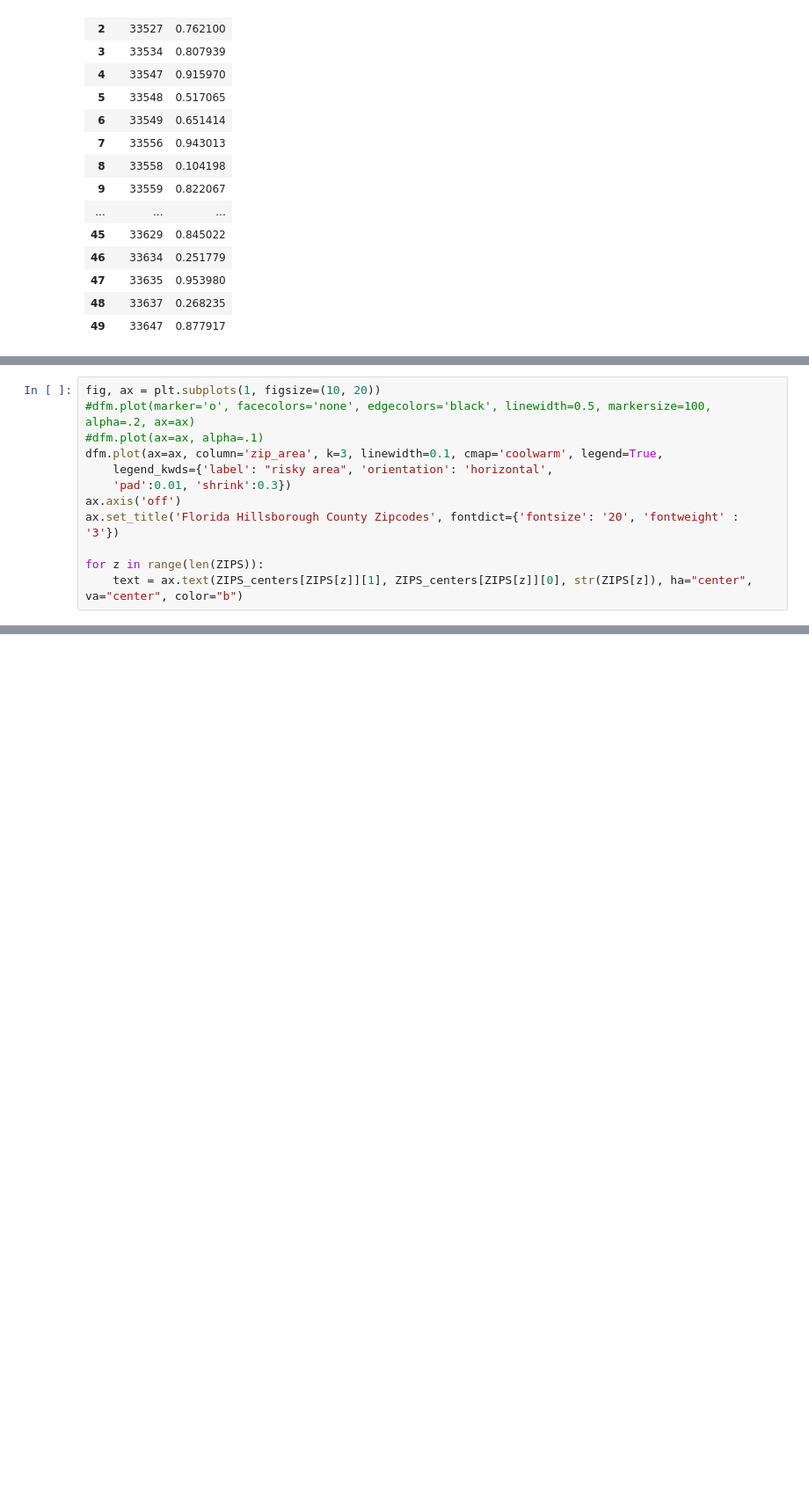
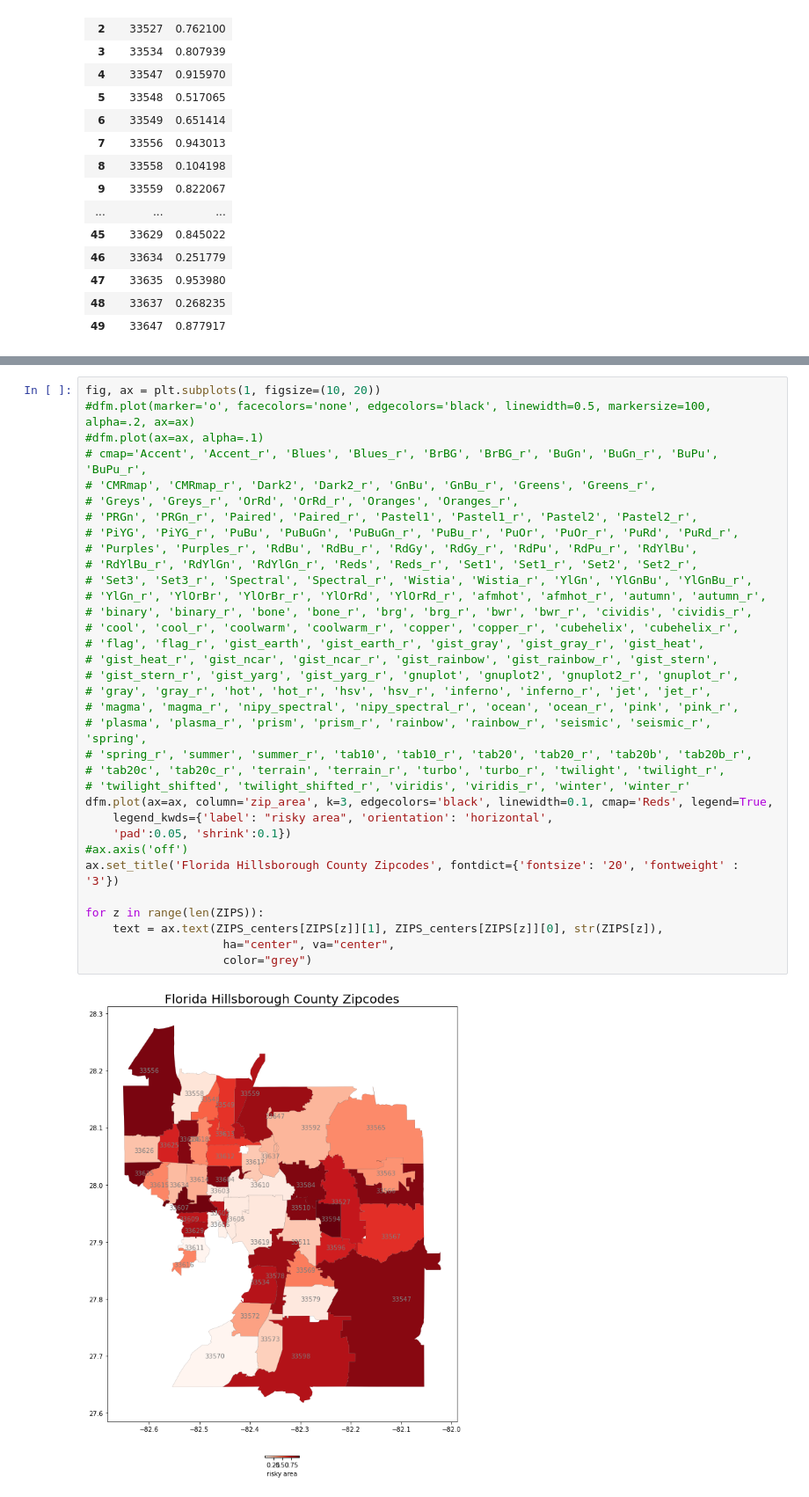
Before and after one commit to EdwinMichaelLab/ABM-dashboard, a Jupyter notebook: florida-zipcodes.ipynb, the cells around one changed output, grey strips where cells are left out. Shown at 88% size. Drawn from its saved outputs; the diff is of its cells as text; blank space fills up the shorter version.

Commit message:
cmap options

```diff
--- a/florida-zipcodes.ipynb
+++ b/florida-zipcodes.ipynb
@@ -157,15 +164,3 @@ dfm
 | 47 | 33606 | 8600000US33606 | 33606 | 33606 | Z5 | 8485914 | 2222306 | POLYGON ((-82.48508 27.95064, -82... | 336xx | FL | ... |
 | 48 | 33607 | 8600000US33607 | 33607 | 33607 | Z5 | 24029172 | 1688095 | MULTIPOLYGON (((-82.55540 27.9670... | 336xx | FL | ... |
 | 49 | 33626 | 8600000US33626 | 33626 | 33626 | Z5 | 31779023 | 2354561 | POLYGON ((-82.64906 28.08600, -82... | 336xx | FL | ... |
-# %%
-fig, ax = plt.subplots(1, figsize=(10, 20))
-#dfm.plot(marker='o', facecolors='none', edgecolors='black', linewidth=0.5, markersize=100, alpha=.2, ax=ax)
-#dfm.plot(ax=ax, alpha=.1)
-dfm.plot(ax=ax, column='zip_area', k=3, linewidth=0.1, cmap='coolwarm', legend=True,
-    legend_kwds={'label': "risky area", 'orientation': 'horizontal',
-    'pad':0.01, 'shrink':0.3})
-ax.axis('off')
-ax.set_title('Florida Hillsborough County Zipcodes', fontdict={'fontsize': '20', 'fontweight' : '3'})
-
-for z in range(len(ZIPS)):
-    text = ax.text(ZIPS_centers[ZIPS[z]][1], ZIPS_centers[ZIPS[z]][0], str(ZIPS[z]), ha="center", va="center", color="b")
@@ -173,0 +167,36 @@ for z in range(len(ZIPS)):
+# %%
+fig, ax = plt.subplots(1, figsize=(10, 20))
+#dfm.plot(marker='o', facecolors='none', edgecolors='black', linewidth=0.5, markersize=100, alpha=.2, ax=ax)
+#dfm.plot(ax=ax, alpha=.1)
+# cmap='Accent', 'Accent_r', 'Blues', 'Blues_r', 'BrBG', 'BrBG_r', 'BuGn', 'BuGn_r', 'BuPu', 'BuPu_r',
+# 'CMRmap', 'CMRmap_r', 'Dark2', 'Dark2_r', 'GnBu', 'GnBu_r', 'Greens', 'Greens_r',
+# 'Greys', 'Greys_r', 'OrRd', 'OrRd_r', 'Oranges', 'Oranges_r',
+# 'PRGn', 'PRGn_r', 'Paired', 'Paired_r', 'Pastel1', 'Pastel1_r', 'Pastel2', 'Pastel2_r',
+# 'PiYG', 'PiYG_r', 'PuBu', 'PuBuGn', 'PuBuGn_r', 'PuBu_r', 'PuOr', 'PuOr_r', 'PuRd', 'PuRd_r',
+# 'Purples', 'Purples_r', 'RdBu', 'RdBu_r', 'RdGy', 'RdGy_r', 'RdPu', 'RdPu_r', 'RdYlBu',
+# 'RdYlBu_r', 'RdYlGn', 'RdYlGn_r', 'Reds', 'Reds_r', 'Set1', 'Set1_r', 'Set2', 'Set2_r',
+# 'Set3', 'Set3_r', 'Spectral', 'Spectral_r', 'Wistia', 'Wistia_r', 'YlGn', 'YlGnBu', 'YlGnBu_r',
+# 'YlGn_r', 'YlOrBr', 'YlOrBr_r', 'YlOrRd', 'YlOrRd_r', 'afmhot', 'afmhot_r', 'autumn', 'autumn_r',
+# 'binary', 'binary_r', 'bone', 'bone_r', 'brg', 'brg_r', 'bwr', 'bwr_r', 'cividis', 'cividis_r',
+# 'cool', 'cool_r', 'coolwarm', 'coolwarm_r', 'copper', 'copper_r', 'cubehelix', 'cubehelix_r',
+# 'flag', 'flag_r', 'gist_earth', 'gist_earth_r', 'gist_gray', 'gist_gray_r', 'gist_heat',
+# 'gist_heat_r', 'gist_ncar', 'gist_ncar_r', 'gist_rainbow', 'gist_rainbow_r', 'gist_stern',
+# 'gist_stern_r', 'gist_yarg', 'gist_yarg_r', 'gnuplot', 'gnuplot2', 'gnuplot2_r', 'gnuplot_r',
+# 'gray', 'gray_r', 'hot', 'hot_r', 'hsv', 'hsv_r', 'inferno', 'inferno_r', 'jet', 'jet_r',
+# 'magma', 'magma_r', 'nipy_spectral', 'nipy_spectral_r', 'ocean', 'ocean_r', 'pink', 'pink_r',
+# 'plasma', 'plasma_r', 'prism', 'prism_r', 'rainbow', 'rainbow_r', 'seismic', 'seismic_r', 'spring',
+# 'spring_r', 'summer', 'summer_r', 'tab10', 'tab10_r', 'tab20', 'tab20_r', 'tab20b', 'tab20b_r',
+# 'tab20c', 'tab20c_r', 'terrain', 'terrain_r', 'turbo', 'turbo_r', 'twilight', 'twilight_r',
+# 'twilight_shifted', 'twilight_shifted_r', 'viridis', 'viridis_r', 'winter', 'winter_r'
+dfm.plot(ax=ax, column='zip_area', k=3, edgecolors='black', linewidth=0.1, cmap='Reds', legend=True,
+    legend_kwds={'label': "risky area", 'orientation': 'horizontal',
+    'pad':0.05, 'shrink':0.1})
+#ax.axis('off')
+ax.set_title('Florida Hillsborough County Zipcodes', fontdict={'fontsize': '20', 'fontweight' : '3'})
+
+for z in range(len(ZIPS)):
+    text = ax.text(ZIPS_centers[ZIPS[z]][1], ZIPS_centers[ZIPS[z]][0], str(ZIPS[z]),
+                    ha="center", va="center",
+                    color="grey")
+# %% [output]
+[figure, added]
```
Also changed, not shown: parts of 2 cells of this notebook.
